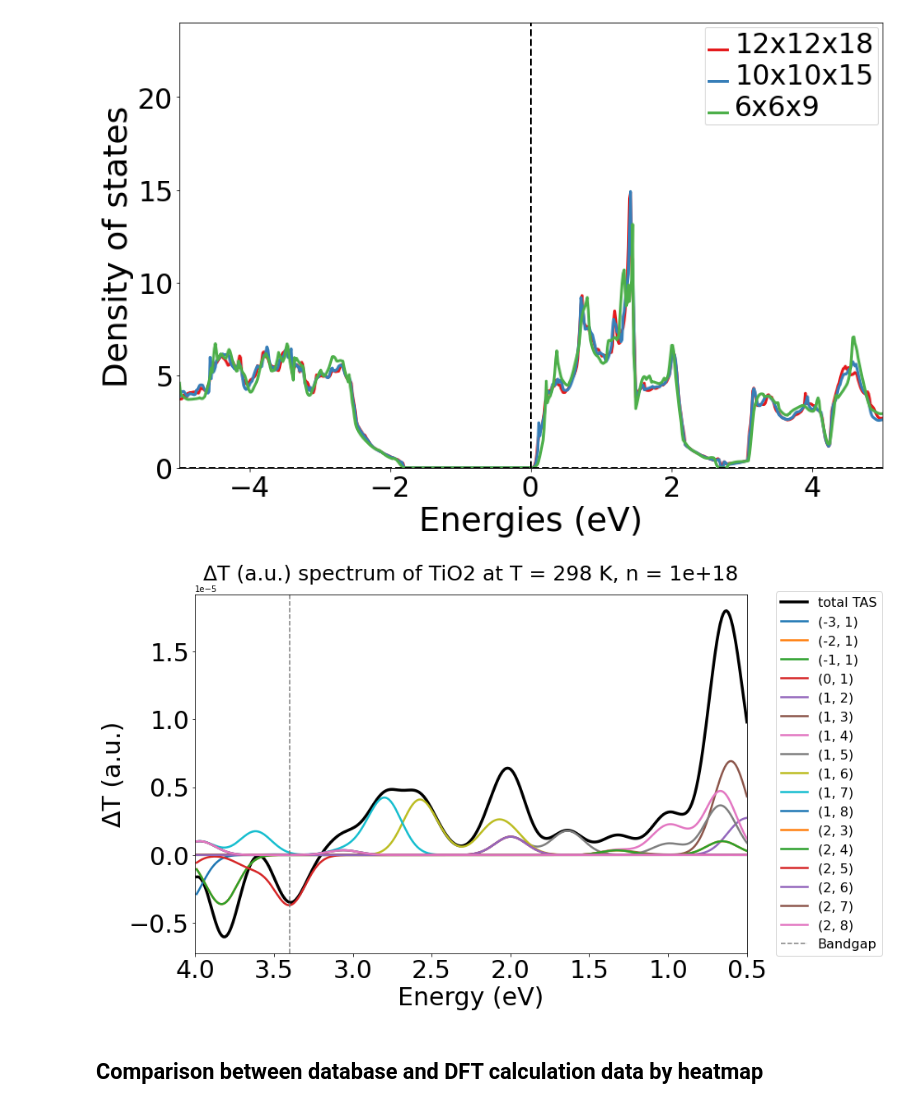
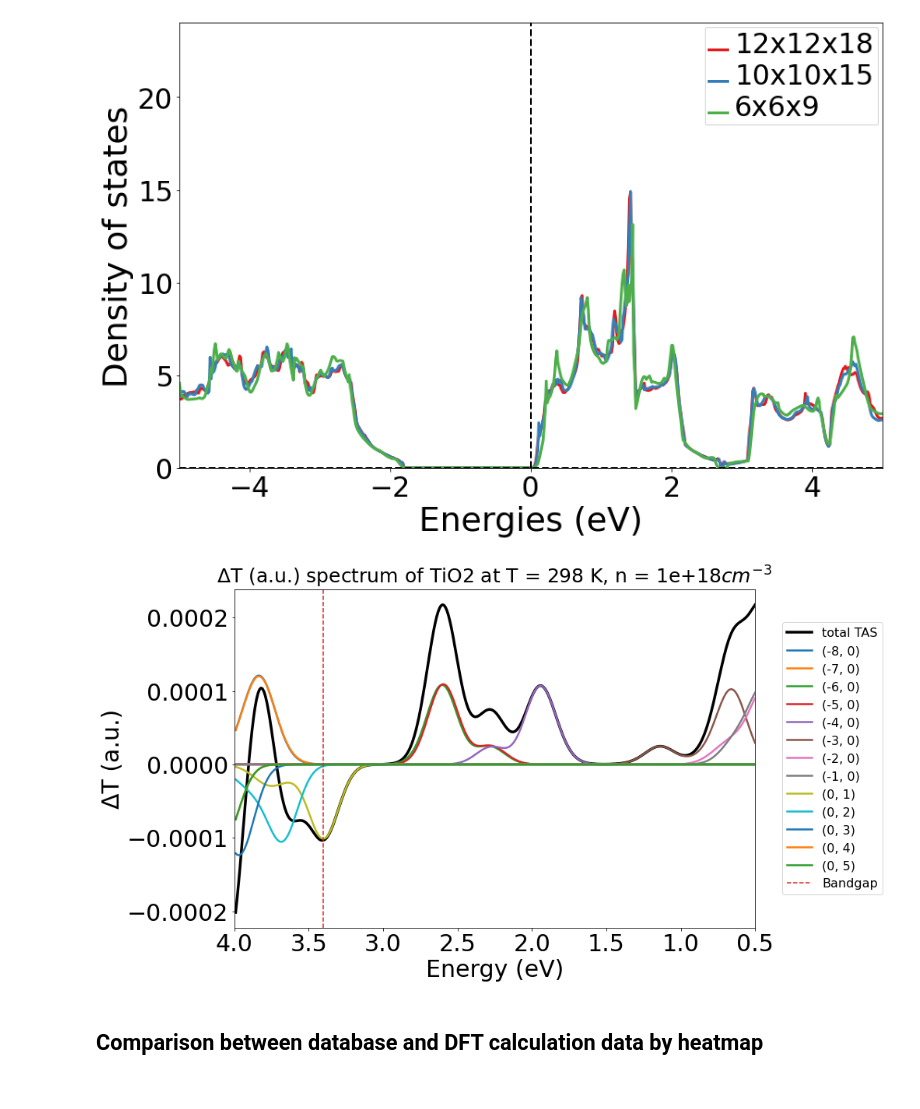
Before and after one commit to WMD-group/PyTASER, a Jupyter notebook: examples/PyTASER_example.ipynb, the cells around one changed output. Cells and saved outputs as stored; diff of their text form; code cells hidden in the pictures.

```diff
--- a/examples/PyTASER_example.ipynb
+++ b/examples/PyTASER_example.ipynb
@@ -125,15 +132,15 @@ conc = 1e18 # carrier concentration per cm3
 # Run pyTASER
 data_dft = generator.TASGenerator(new_bandstructure, kweights, new_dos)
 process_dft= data_dft.generate_tas(energy_min=0.0, energy_max=5, temp=temp, conc=conc)
-plot_dft = plotter.TASPlotter(process_dft, bandgap, material_name="TiO2", temp=temp, conc=conc)
-
-# Output energy plot
-energyplot_dft = plot_dft.get_plot(xaxis="energy", transition_cutoff=0.03, xmin=0.5, xmax=4, yaxis="tas")
-# Reverse axis for better comparison to experiment
-# You can change xaxis to "wavelength"
-energyplot.gca().invert_xaxis()
+plot_dft = plotter.TASPlotter(process_dft, new_band_gap, material_name="TiO2", temp=temp, conc=conc)
-# %% [output]
-[figure, removed]
+# %%
+# Output energy plot
+energyplot_dft = plot_dft.get_plot(xaxis="energy", transition_cutoff=0.03, xmin=0.5, xmax=4, yaxis="tas")
+# Reverse axis for better comparison to experiment
+# You can change xaxis to "wavelength"
+energyplot_dft.gca().invert_xaxis()
+# %% [output]
+[figure, added]
 # %% [markdown]
 ## Comparison between database and DFT calculation data by heatmap
 # %%
```
Also changed, not shown: parts of 12 cells of this notebook.
